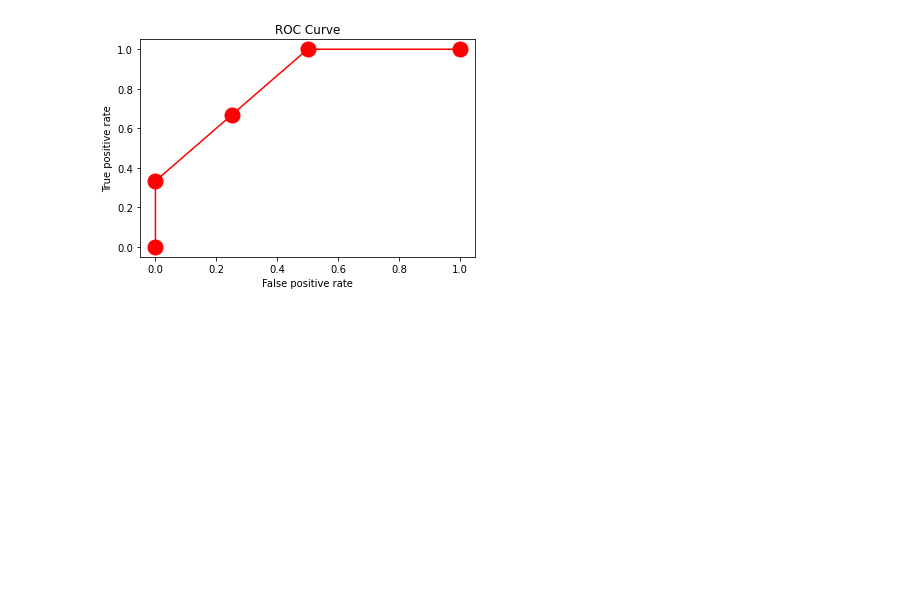
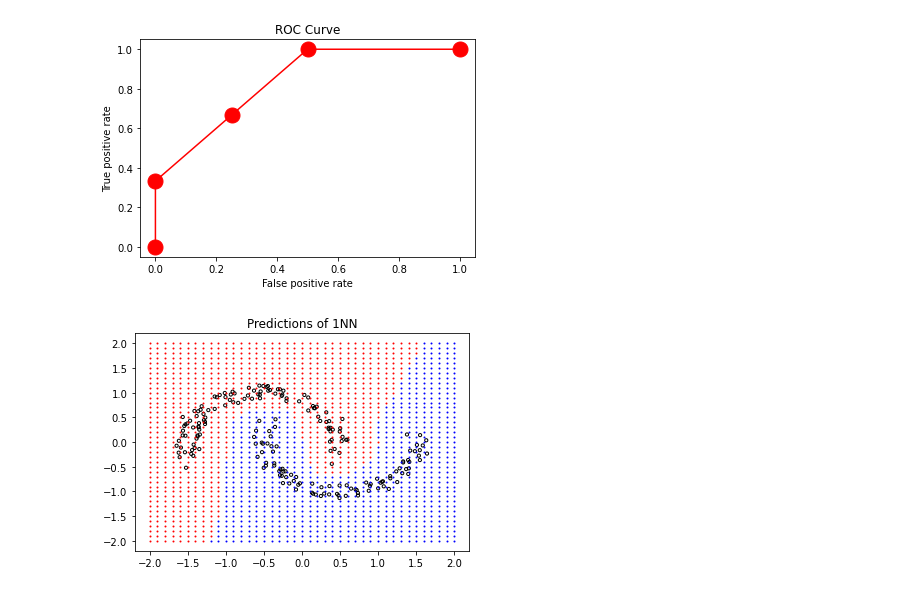
Before and after one commit to nickleodoen/CS760_YachareniN_HW3, a Jupyter notebook: CS760_HW3_Notebook.ipynb, the cells around one changed output. Cells and saved outputs as stored; diff of their text form; code cells hidden in the pictures; blank space fills up the shorter version.

Commit message:
updated with section 2 q1 (a?)

```diff
--- a/CS760_HW3_Notebook.ipynb
+++ b/CS760_HW3_Notebook.ipynb
@@ -13,3 +16,41 @@ plt.title('ROC Curve')
 plt.show()
 # %% [output]
 [figure]
+# %%
+# Section 2 q1
+
+# reading data, creating features and labels
+data = pd.read_csv('hw3Data/D2z.txt', sep=" ", header=None)
+data.columns = ['x1', 'x2', 'y']
+X = data[['x1', 'x2']].values
+y = data['y'].values
+
+# produce test points
+x1_values = np.arange(-2, 2.1, 0.1)
+x2_values = np.arange(-2, 2.1, 0.1)
+x_, y_ = np.meshgrid(x1_values, x2_values)
+test_points = np.c_[x_.ravel(), y_.ravel()]
+
+# fit classifier
+KNN = KNeighborsClassifier(n_neighbors=1)
+KNN.fit(X, y)
+
+# predict labels
+preds = KNN.predict(test_points).reshape(x_.shape)
+
+# plot
+test_point_size = 10
+plt.scatter(X[y==0][:, 0], X[y==0][:, 1], color='none', edgecolors='black', s=test_point_size)
+plt.scatter(X[y==1][:, 0], X[y==1][:, 1], color='none', edgecolors='black', s=test_point_size)
+
+for i in range(preds.shape[0]): # plot individual test points based on classification
+    for j in range(preds.shape[1]):
+        if preds[i,j] == 0:
+            plt.plot(x_[i,j],y_[i,j], 'o', color='blue', markersize=1)
+        else:
+            plt.plot(x_[i,j],y_[i,j], 'o', color='red', markersize=1)
+
+plt.title('Predictions of 1NN')
+plt.show()
+# %% [output]
+[figure, added]
```
Also changed, not shown: parts of 2 cells of this notebook.
